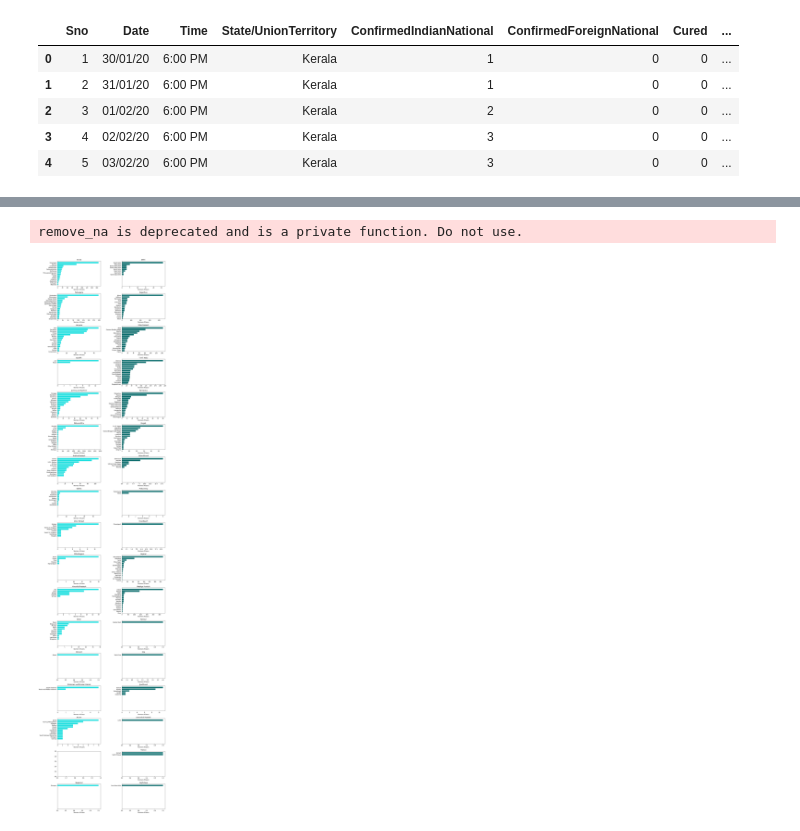
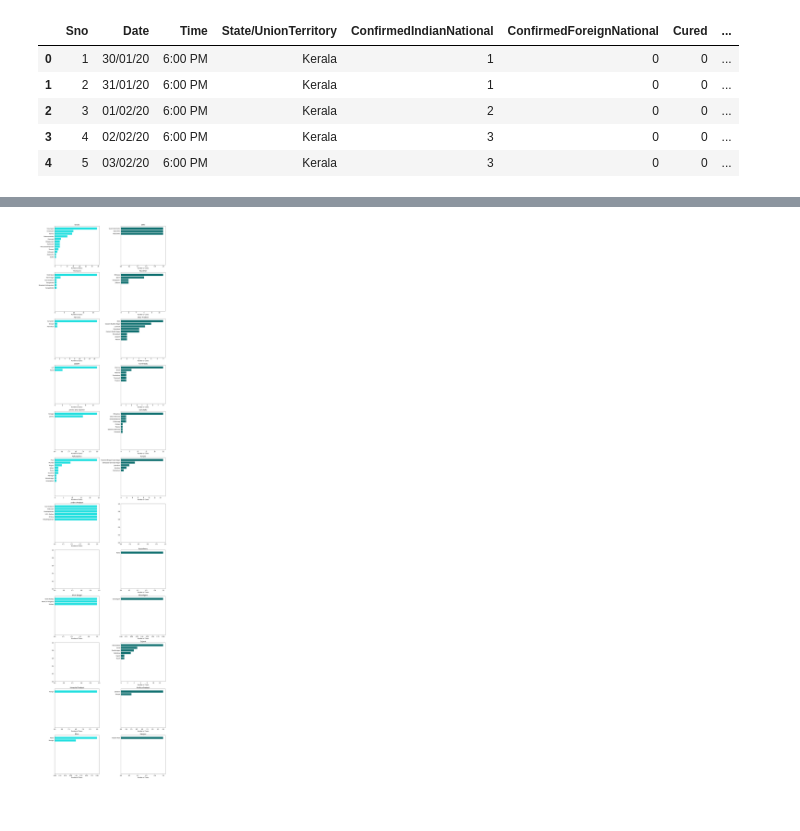
Before and after one commit to RohithYogi/Geographic-COVID19-Analysis, a Jupyter notebook: Analysis_V2.ipynb, the cells around one changed output, grey strips where cells are left out. Cells and saved outputs as stored; diff of their text form; code cells hidden in the pictures.

```diff
--- a/Analysis_V2.ipynb
+++ b/Analysis_V2.ipynb
@@ -277,28 +272,27 @@ plt.show()
 # %%
 colors_list = ['cyan','teal']
-states = individual_details['detected_state'].unique()
+states = individual_details['Detected state'].unique()
 if len(states)%2==0:
     n_rows = int(len(states)/2)
 else:
     n_rows = int((len(states)+1)/2)
 plt.figure(figsize=(14,60))
 
 for idx,state in enumerate(states):
     plt.subplot(n_rows,2,idx+1)
-    y_order = individual_details[individual_details['detected_state']==state]['detected_district'].value_counts().index
+    y_order = individual_details[individual_details['Detected state']==state]['Detected district'].value_counts().index
     try:
-        g = sns.countplot(data=individual_details[individual_details['detected_state']==state],y='detected_district',orient='v',color=colors_list[idx%2],order=y_order)
+        g = sns.countplot(data=individual_details[individual_details['Detected state']==state],y='Detected district',orient='v',color=colors_list[idx%2],order=y_order)
         plt.xlabel('Number of Cases')
         plt.ylabel('')
         plt.title(state)
         plt.ylim(14,-1)
     except:
         pass
 plt.tight_layout()
 plt.show()
 # %% [output]
-remove_na is deprecated and is a private function. Do not use.
-[figure, old version]
+[figure, new version]
 # %%
 hospital_beds =hospital_beds.drop([36])
 cols_object = list(hospital_beds.columns[2:8])
```
Also changed, not shown: parts of 17 cells of this notebook, 2 other files.
